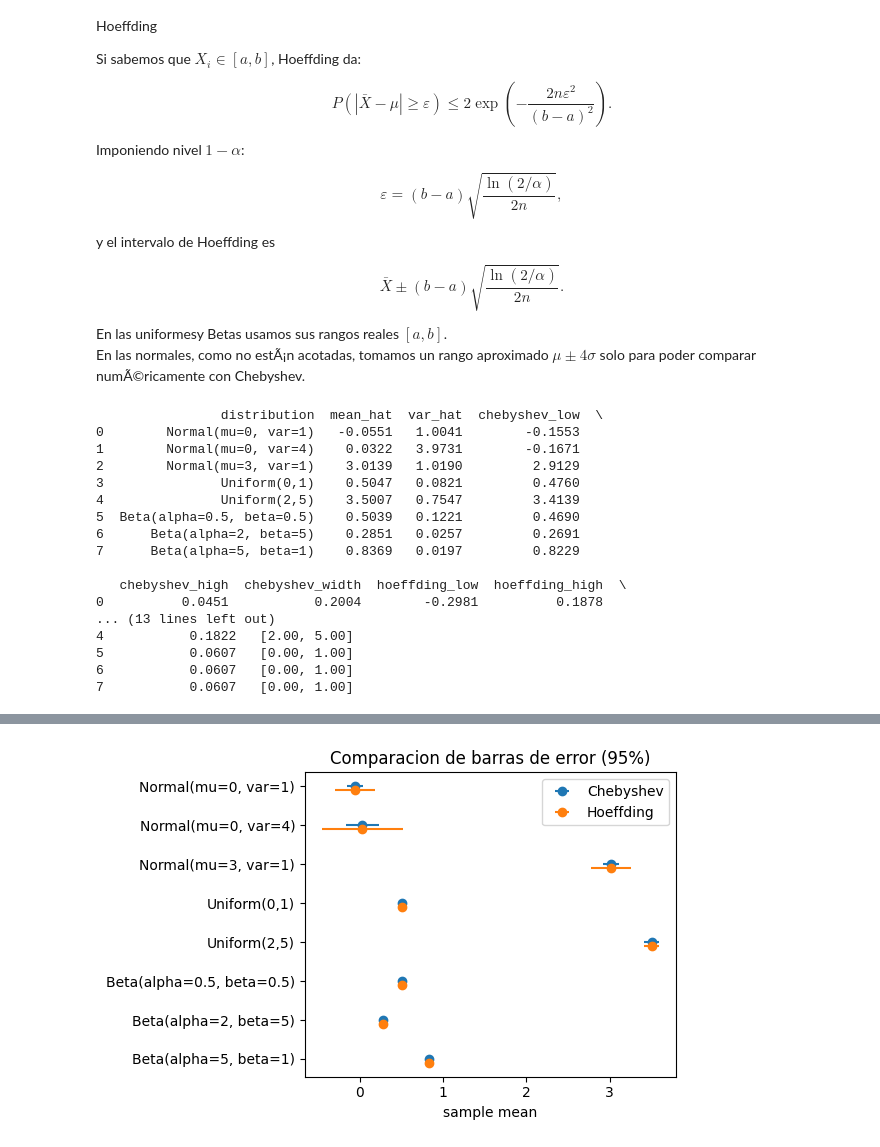
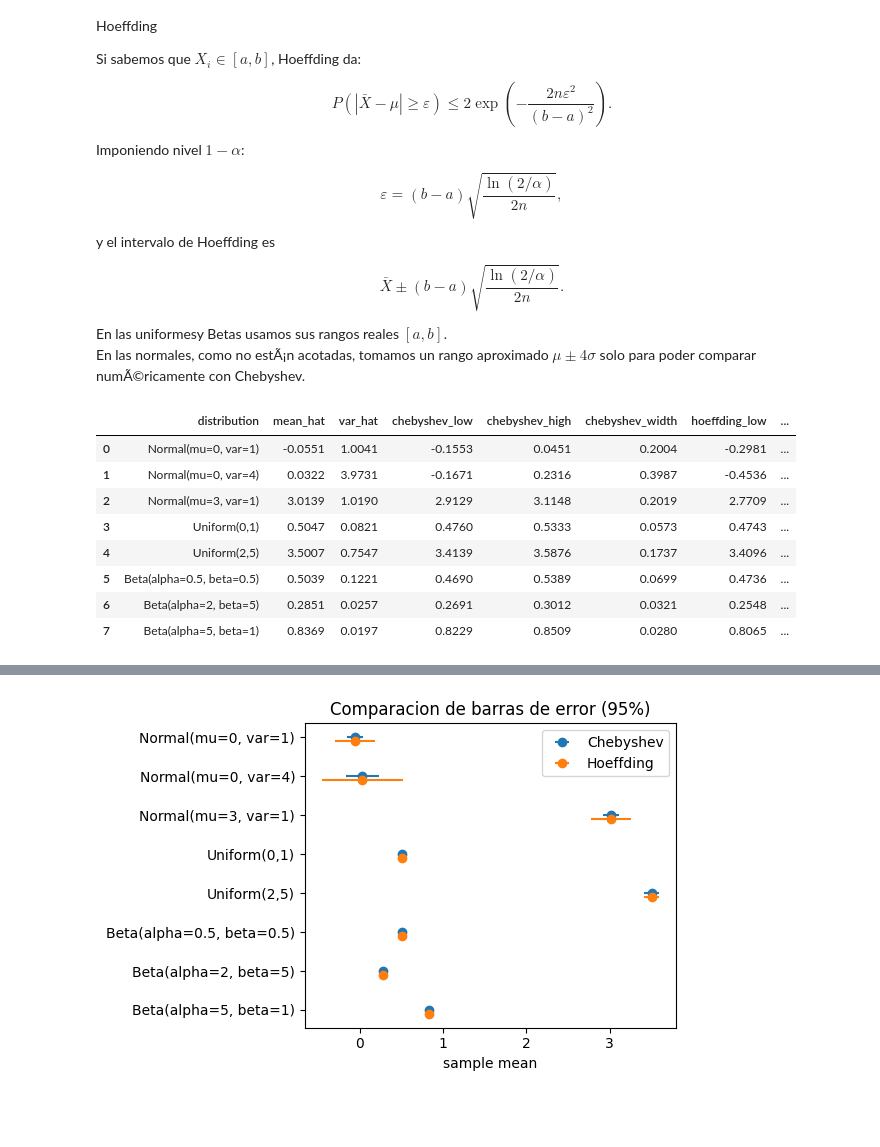
Before and after one commit to sergiopastor22/master_ML_juani, a Jupyter notebook: Ejercicio_juani.ipynb, the cells around one changed output, grey strips where cells are left out. Saved outputs shown, nothing was run; the diff lists cells and outputs as text; code cells hidden in the pictures; blank space fills up the shorter version.

```diff
--- a/Ejercicio_juani.ipynb
+++ b/Ejercicio_juani.ipynb
@@ -121,49 +121,41 @@ for a, b in [(0, 1), (2, 5)]:
         chebyshev_high=cheb_high,
         chebyshev_width=cheb_width,
         hoeffding_low=hoe_low,
         hoeffding_high=hoe_high,
         hoeffding_width=hoe_width,
         bounds=f"[{a:.2f}, {b:.2f}]"
     ))
 
 for a, b in [(0.5, 0.5), (2, 5), (5, 1)]:
     data = rng.beta(a, b, size=N)
     name = f"Beta(alpha={a}, beta={b})"
     samples[name] = data
     cheb_low, cheb_high, var_hat, cheb_width = chebyshev_interval(data, alpha)
     hoe_low, hoe_high, hoe_width = hoeffding_interval(data, 0, 1, alpha)
     rows.append(dict(
         distribution=name,
         mean_hat=float(data.mean()),
         var_hat=float(var_hat),
         chebyshev_low=cheb_low,
         chebyshev_high=cheb_high,
         chebyshev_width=cheb_width,
         hoeffding_low=hoe_low,
         hoeffding_high=hoe_high,
         hoeffding_width=hoe_width,
         bounds="[0.00, 1.00]"
     ))
 
 df = pd.DataFrame(rows)
 pd.set_option('display.precision', 4)
-print(df)
+display(df)
 # %% [output]
-                distribution  mean_hat  var_hat  chebyshev_low  \
-0        Normal(mu=0, var=1)   -0.0551   1.0041        -0.1553
-1        Normal(mu=0, var=4)    0.0322   3.9731        -0.1671
-2        Normal(mu=3, var=1)    3.0139   1.0190         2.9129
-3               Uniform(0,1)    0.5047   0.0821         0.4760
-4               Uniform(2,5)    3.5007   0.7547         3.4139
-5  Beta(alpha=0.5, beta=0.5)    0.5039   0.1221         0.4690
-6      Beta(alpha=2, beta=5)    0.2851   0.0257         0.2691
-7      Beta(alpha=5, beta=1)    0.8369   0.0197         0.8229
-
-   chebyshev_high  chebyshev_width  hoeffding_low  hoeffding_high  \
-0          0.0451           0.2004        -0.2981          0.1878
-... (13 lines left out)
-4           0.1822   [2.00, 5.00]
-5           0.0607   [0.00, 1.00]
-6           0.0607   [0.00, 1.00]
-7           0.0607   [0.00, 1.00]
+|  | distribution | mean_hat | var_hat | chebyshev_low | chebyshev_high | chebyshev_width | hoeffding_low | ... |
+| 0 | Normal(mu=0, var=1) | -0.0551 | 1.0041 | -0.1553 | 0.0451 | 0.2004 | -0.2981 | ... |
+| 1 | Normal(mu=0, var=4) | 0.0322 | 3.9731 | -0.1671 | 0.2316 | 0.3987 | -0.4536 | ... |
+| 2 | Normal(mu=3, var=1) | 3.0139 | 1.0190 | 2.9129 | 3.1148 | 0.2019 | 2.7709 | ... |
+| 3 | Uniform(0,1) | 0.5047 | 0.0821 | 0.4760 | 0.5333 | 0.0573 | 0.4743 | ... |
+| 4 | Uniform(2,5) | 3.5007 | 0.7547 | 3.4139 | 3.5876 | 0.1737 | 3.4096 | ... |
+| 5 | Beta(alpha=0.5, beta=0.5) | 0.5039 | 0.1221 | 0.4690 | 0.5389 | 0.0699 | 0.4736 | ... |
+| 6 | Beta(alpha=2, beta=5) | 0.2851 | 0.0257 | 0.2691 | 0.3012 | 0.0321 | 0.2548 | ... |
+| 7 | Beta(alpha=5, beta=1) | 0.8369 | 0.0197 | 0.8229 | 0.8509 | 0.0280 | 0.8065 | ... |
 # %% [markdown]
```
Also changed, not shown: parts of 3 cells of this notebook.
